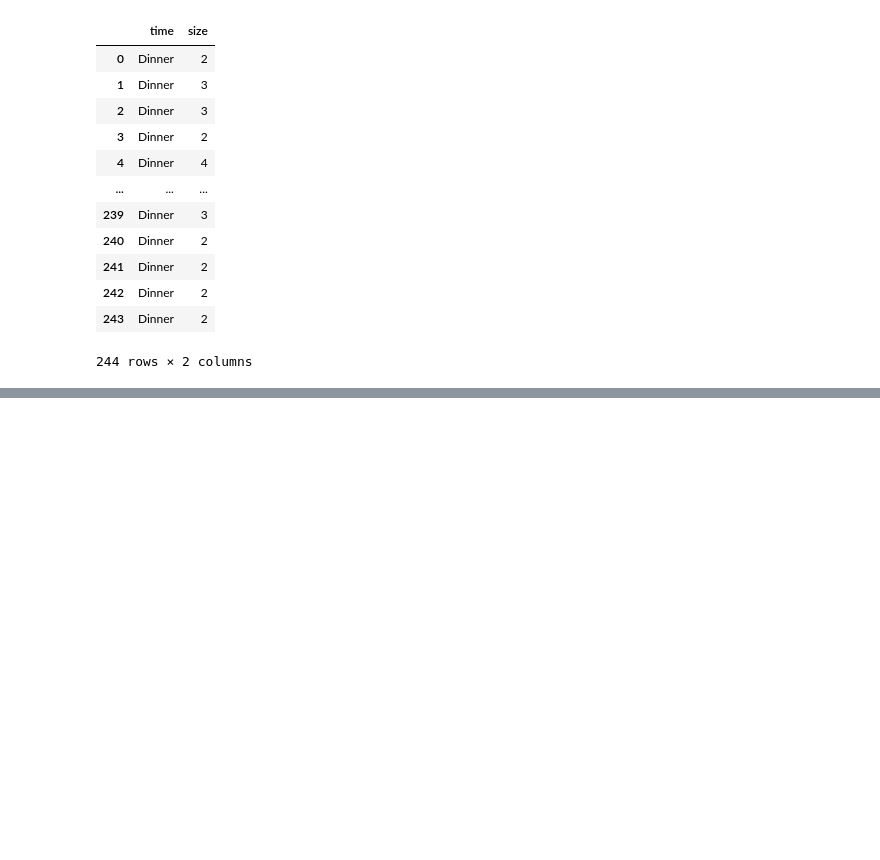
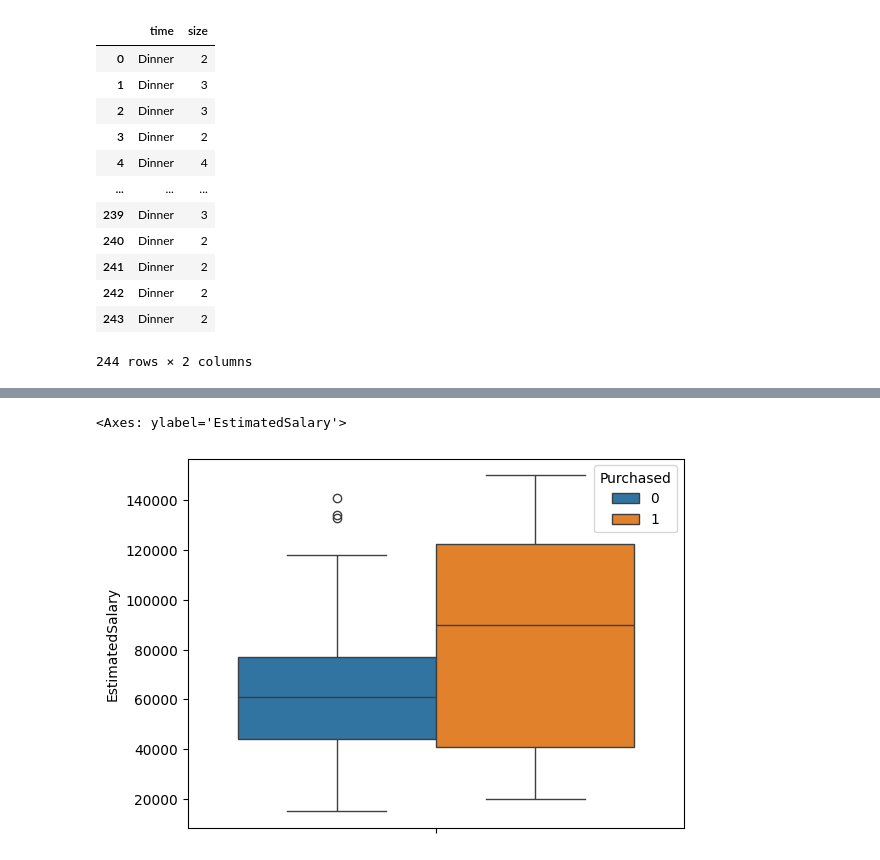
Before and after one commit to dustyshaw/machine-learning, a Jupyter notebook: notes/day7_naivebayes.ipynb, the cells around one changed output, grey strips where cells are left out. Drawn from its saved outputs; the diff is of its cells as text; code cells hidden in the pictures; blank space fills up the shorter version.

```diff
--- a/notes/day7_naivebayes.ipynb
+++ b/notes/day7_naivebayes.ipynb
@@ -125,0 +196,5 @@ pd.get_dummies(data=data['time'])
+# %%
+sns.boxplot(data=data, y="EstimatedSalary", hue="Purchased")
+# %% [output]
+<Axes: ylabel='EstimatedSalary'>
+[figure, added]
```
Also changed, not shown: parts of 15 cells of this notebook, 1 other file.
